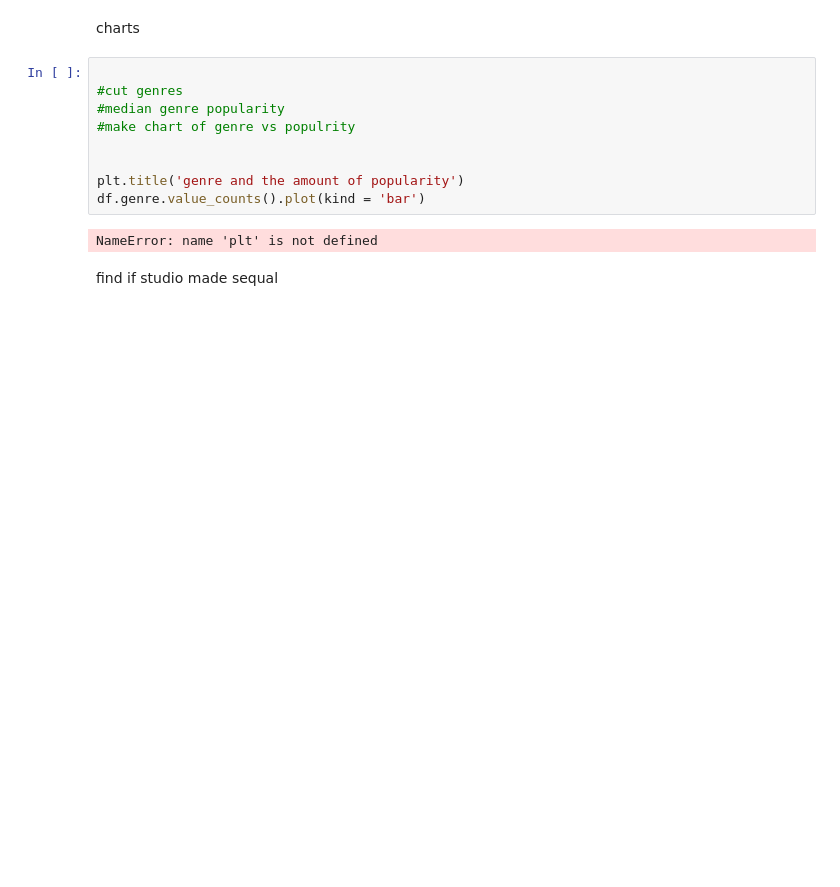
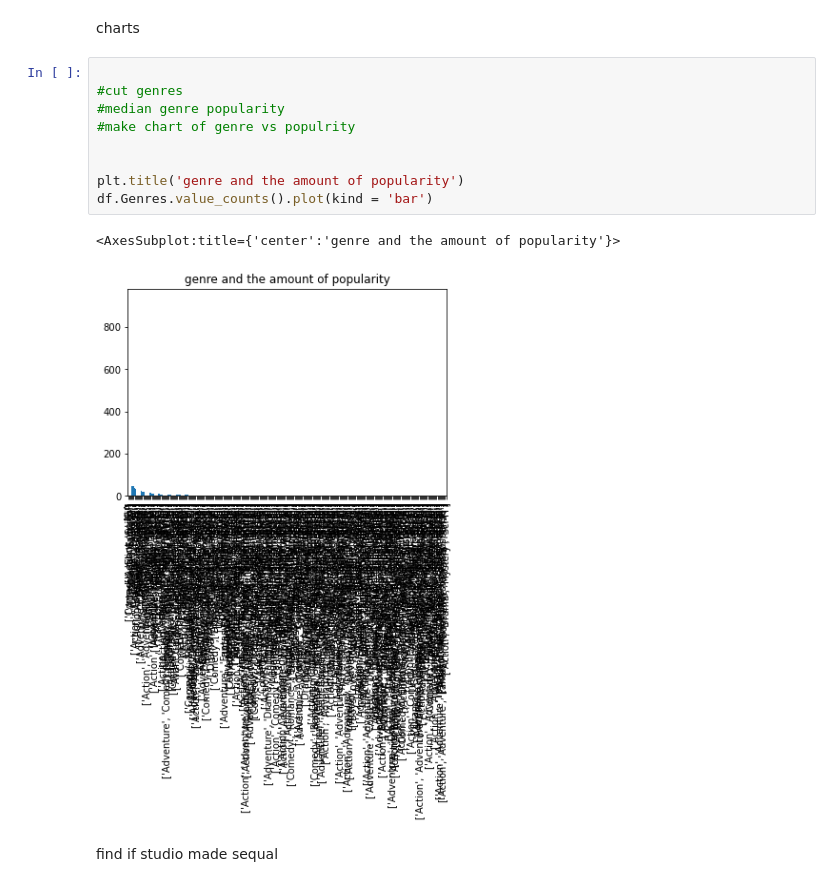
Before and after one commit to TamirIsCool/DataScIntro, a Jupyter notebook: Classification/WebScraping/prediction_groundwork_for_tommorow.ipynb, the cells around one changed output. Cells and saved outputs as stored; diff of their text form; blank space fills up the shorter version.

```diff
--- a/Classification/WebScraping/prediction_groundwork_for_tommorow.ipynb
+++ b/Classification/WebScraping/prediction_groundwork_for_tommorow.ipynb
@@ -75,14 +191,15 @@ charts
 # %%
 
 #cut genres
 #median genre popularity
 #make chart of genre vs populrity
 
 
 plt.title('genre and the amount of popularity')
-df.genre.value_counts().plot(kind = 'bar')
+df.Genres.value_counts().plot(kind = 'bar')
 # %% [output]
-NameError: name 'plt' is not defined
+<AxesSubplot:title={'center':'genre and the amount of popularity'}>
+[figure, added]
 # %% [markdown]
 find if studio made sequal
 # %%
```
Also changed, not shown: parts of 4 cells of this notebook.
